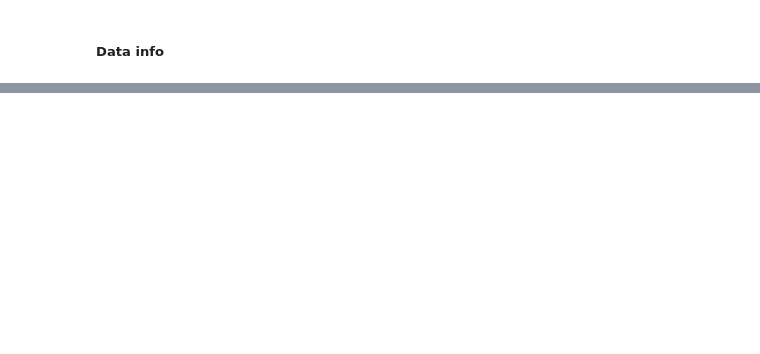
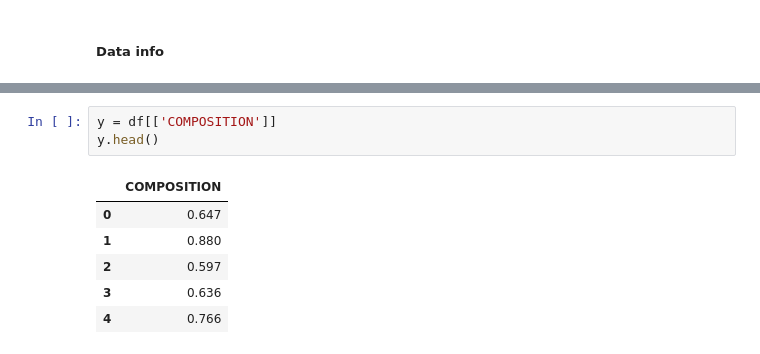
Before and after one commit to emolodniak/jupyter, a Jupyter notebook: randomforest/composition.ipynb, the cells around one changed output, grey strips where cells are left out. Drawn from its saved outputs; the diff is of its cells as text; blank space fills up the shorter version.

```diff
--- a/randomforest/composition.ipynb
+++ b/randomforest/composition.ipynb
@@ -33,0 +73,10 @@ dic
+# %%
+y = df[['COMPOSITION']]
+y.head()
+# %% [output]
+|  | COMPOSITION |
+| 0 | 0.647 |
+| 1 | 0.880 |
+| 2 | 0.597 |
+| 3 | 0.636 |
+| 4 | 0.766 |
```
Also changed, not shown: parts of 15 cells of this notebook.
